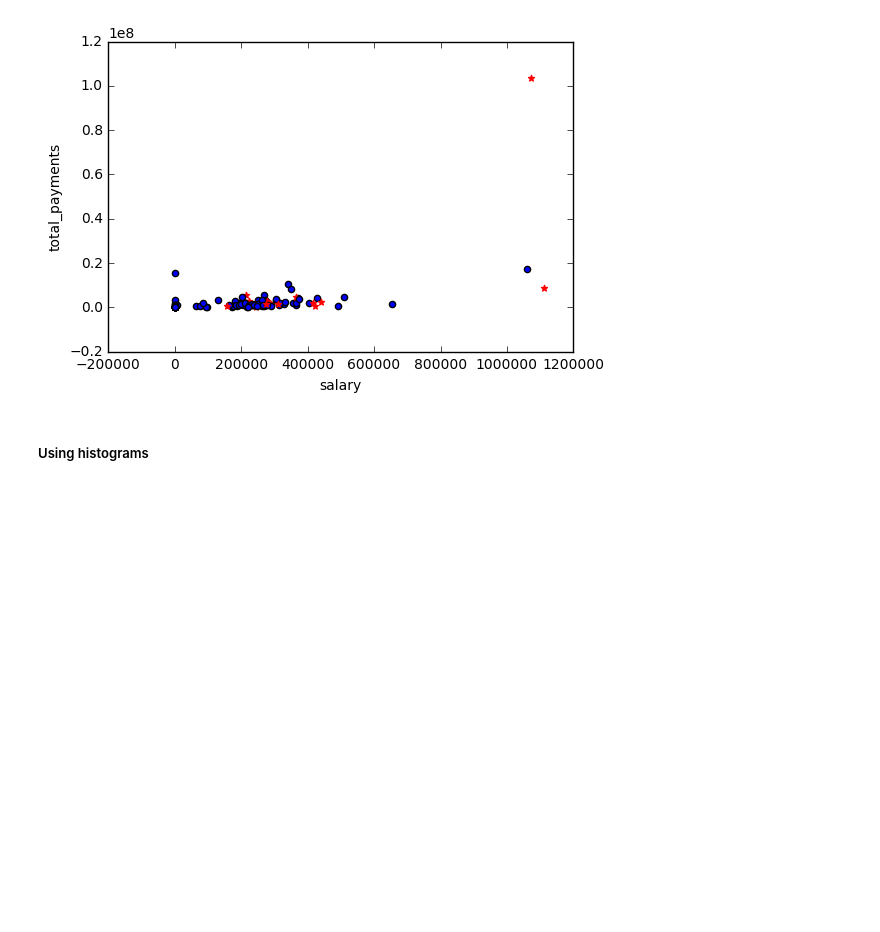
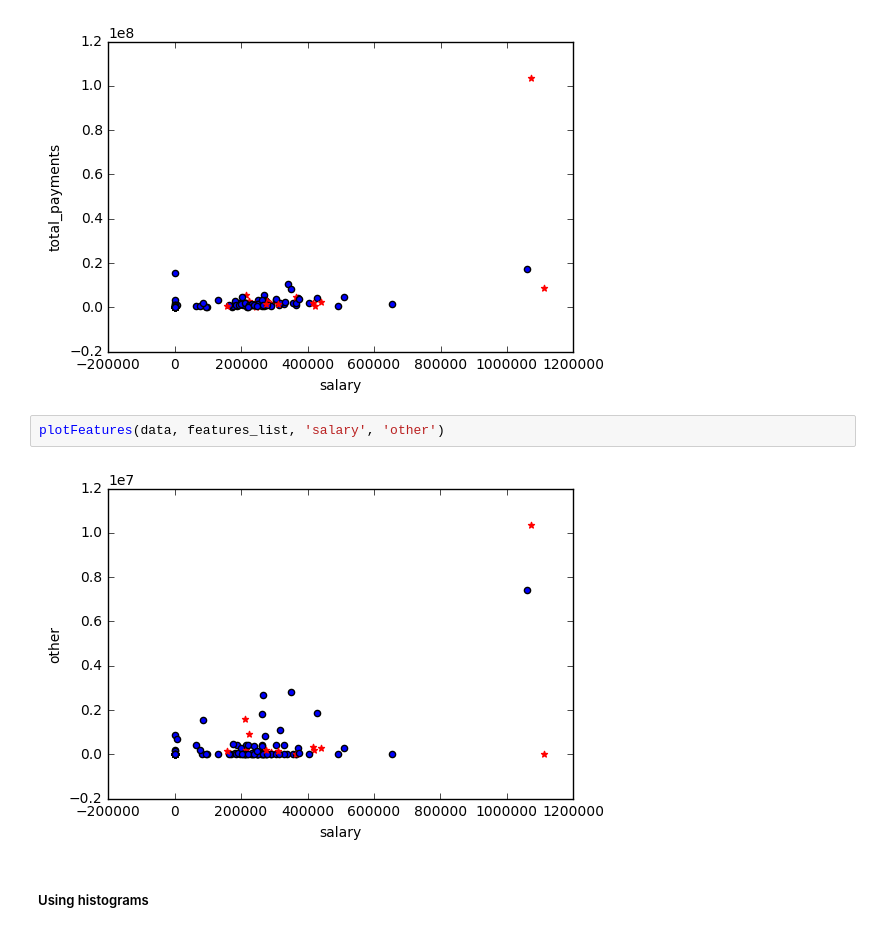
Before and after one commit to MANOJPATRA1991/intro_to_machine_learning, a Jupyter notebook: 15_project/poi_id.ipynb, the cells around one changed output. Drawn from its saved outputs; the diff is of its cells as text; blank space fills up the shorter version.

```diff
--- a/15_project/poi_id.ipynb
+++ b/15_project/poi_id.ipynb
@@ -348,6 +348,10 @@ plotFeatures(data, features_list, 'to_messages', 'from_poi_to_this_person')
 plotFeatures(data, features_list, 'salary', 'total_payments')
 # %% [output]
 [figure]
+# %%
+plotFeatures(data, features_list, 'salary', 'other')
+# %% [output]
+[figure, added]
 # %% [markdown]
 ##### Using histograms
 # %%
```
Also changed, not shown: parts of 97 cells of this notebook.
